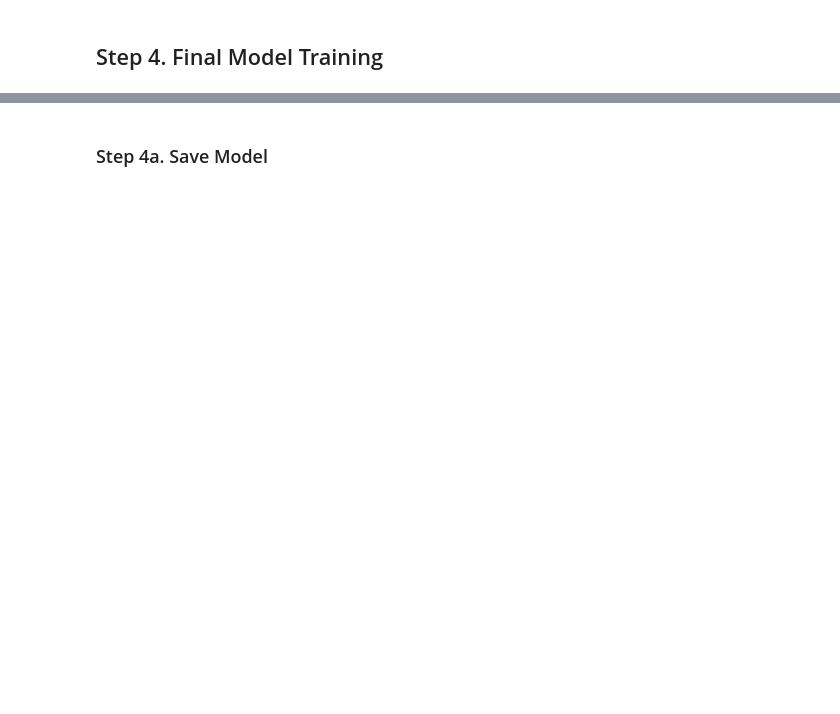
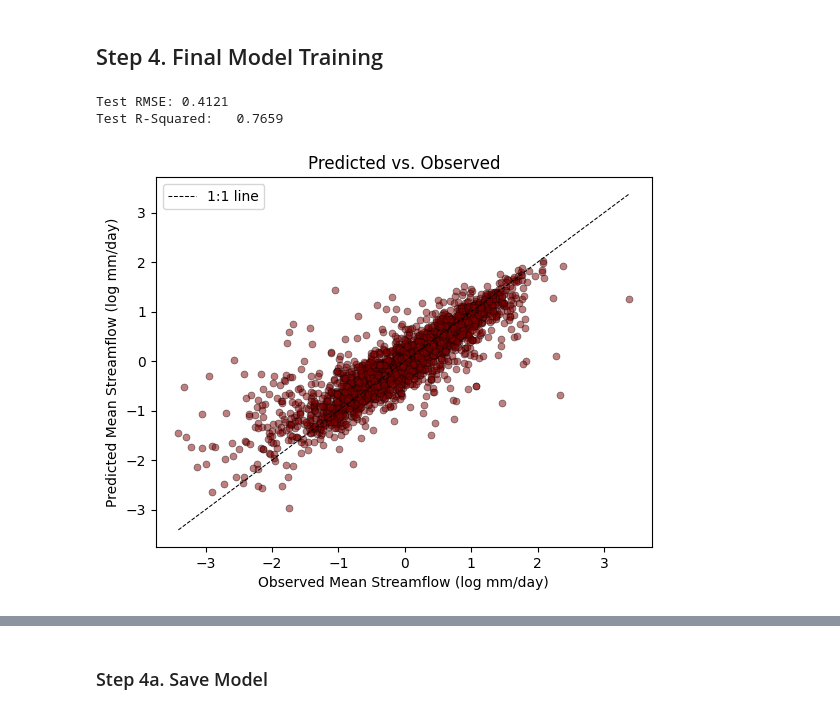
Before and after one commit to ReillyOareVT/HydroLearners_Proj, a Jupyter notebook: mean_regression/Mean_Regression_Training_v2.ipynb, the cells around one changed output, grey strips where cells are left out. Saved outputs shown, nothing was run; the diff lists cells and outputs as text; code cells hidden in the pictures; blank space fills up the shorter version.

```diff
--- a/mean_regression/Mean_Regression_Training_v2.ipynb
+++ b/mean_regression/Mean_Regression_Training_v2.ipynb
@@ -358,10 +457,9 @@ xgb_rmse, xgb_mae, xgb_r2 = kfold_model_metrics(
 ## Step 4. Final Model Training
 # %%
 # Final model with best params
-best = xgb_study.best_params
-xgb__model = Pipeline([
+xgb_model = Pipeline([
     ('preproc', preprocessor),
-    ('xgb',      xgb.XGBRegressor(**best, random_state=42, n_jobs=-1))
+    ('xgb',      xgb.XGBRegressor(**best_params))
 ])
 
 # Fit model
@@ -377,25 +475,34 @@ r2 = r2_score(y_test, y_pred)
 # Print results
 print(f"Test RMSE: {rmse:.4f}")
 print(f"Test R-Squared:   {r2:.4f}")
+# %% [output]
+Test RMSE: 0.4121
+Test R-Squared:   0.7659
 # %%
 # Flatten test/pred dfs
 y_test_np = np.array(y_test).flatten()
 y_pred_np = np.array(y_pred).flatten()
 
 # Final Predicted vs Observed Plot
 plt.scatter(y_test_np, y_pred_np, color='maroon', edgecolors='black', s=25, linewidths=0.5, alpha=0.5)
-plt.plot([0, 50], [0, 50], color="black", linestyle="--", linewidth=0.75, label='Perfect Fit (1:1)')
-plt.title(f"Predicted vs. Observed", fontname="Arial")
-plt.xlabel("Observed Mean Streamflow (log)", fontname="Arial")
-plt.ylabel("Predicted Mean Streamflow (log)", fontname="Arial")
+lims = [
+    min(y_test_np.min(), y_pred_np.min()),
+    max(y_test_np.max(), y_pred_np.max())
+]
+plt.plot(lims, lims, '--k', linewidth=0.75, label='1:1 line')
+plt.title(f"Predicted vs. Observed")
+plt.xlabel("Observed Mean Streamflow (log mm/day)")
+plt.ylabel("Predicted Mean Streamflow (log mm/day)")
 plt.legend()
 
 # Save fig
 true_obv_path = os.path.join(BASE_DIR, 'mean_regression', 'figures', 'true_vs_obs_scatter.png')
 plt.savefig(true_obv_path, dpi=300, bbox_inches='tight')
 
 # Display plot
 plt.show()
+# %% [output]
+[figure, added]
 # %%
 # Calculate residuals
 residuals = y_test_np - y_pred_np
```
Also changed, not shown: parts of 13 cells of this notebook.
